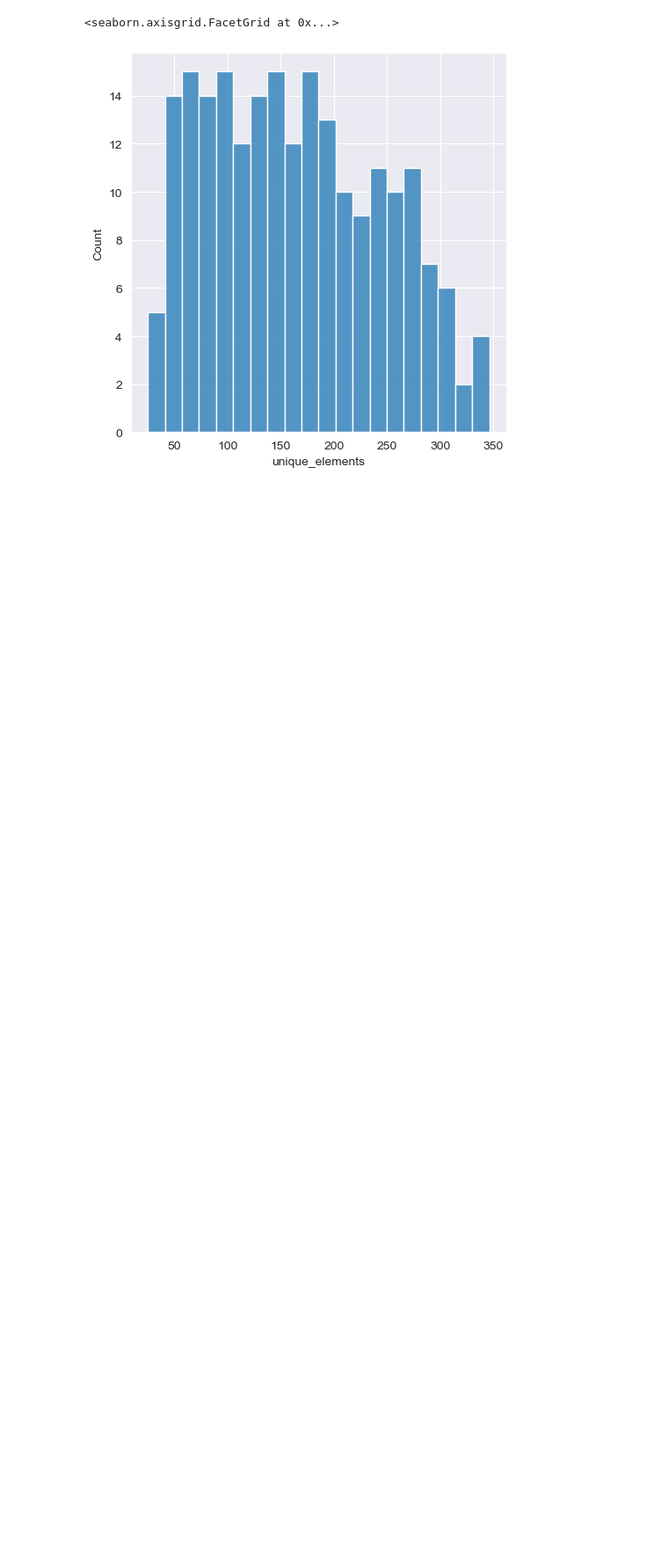
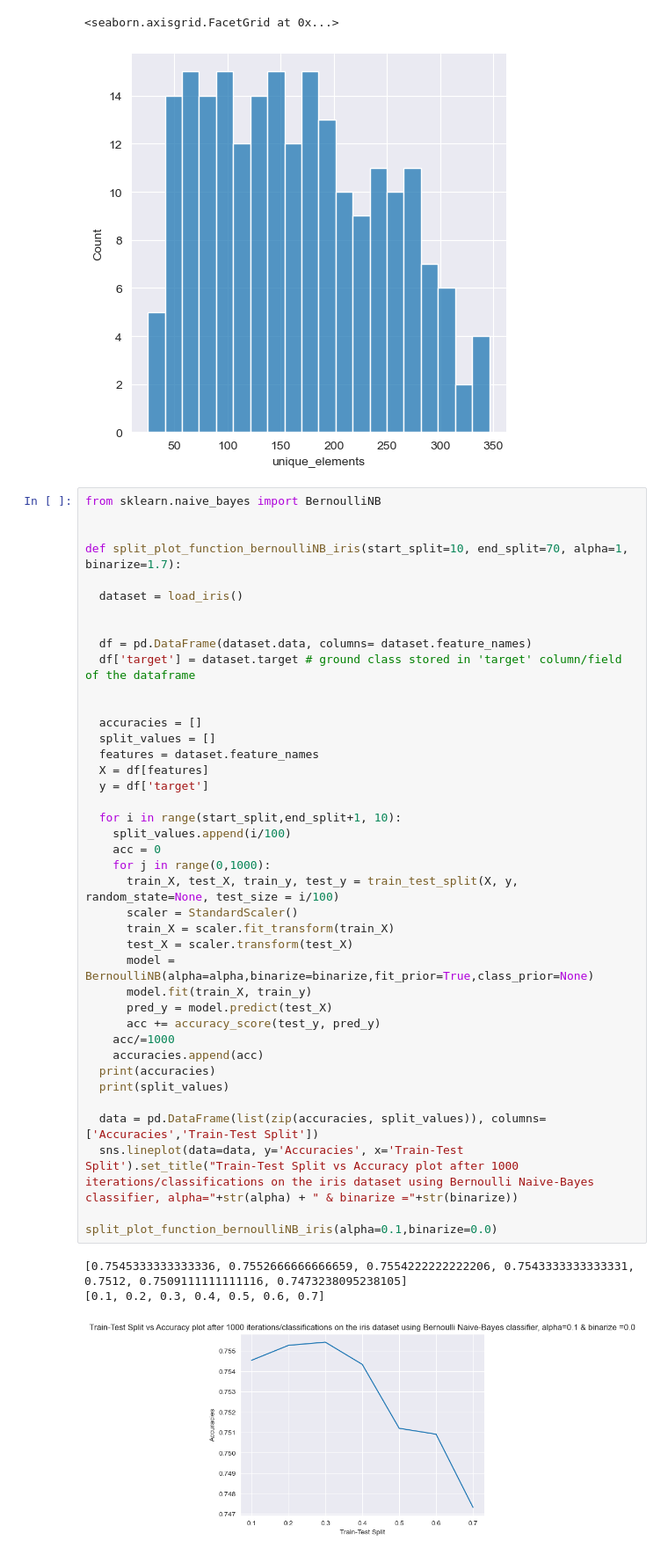
Before and after one commit to ayanokoji024/friendly-potato, a Jupyter notebook: accuracy_versus_ split_graph.ipynb, the cells around one changed output. Shown: that part at 88% size. Saved outputs shown, nothing was run; the diff lists cells and outputs as text; blank space fills up the shorter version.

```diff
--- a/accuracy_versus_ split_graph.ipynb
+++ b/accuracy_versus_ split_graph.ipynb
@@ -371,3 +371,47 @@ sns.displot(d.unique_elements,bins=20)
 <class 'numpy.ndarray'>
 <seaborn.axisgrid.FacetGrid at 0x...>
 [figure]
+# %%
+from sklearn.naive_bayes import BernoulliNB
+
+
+def split_plot_function_bernoulliNB_iris(start_split=10, end_split=70, alpha=1, binarize=1.7):
+
+  dataset = load_iris()
+
+
+  df = pd.DataFrame(dataset.data, columns= dataset.feature_names)
+  df['target'] = dataset.target # ground class stored in 'target' column/field of the dataframe
+
+
+  accuracies = []
+  split_values = []
+  features = dataset.feature_names
+  X = df[features]
+  y = df['target']
+
+  for i in range(start_split,end_split+1, 10):
+    split_values.append(i/100)
+    acc = 0
+    for j in range(0,1000):
+      train_X, test_X, train_y, test_y = train_test_split(X, y, random_state=None, test_size = i/100)
+      scaler = StandardScaler()
+      train_X = scaler.fit_transform(train_X)
+      test_X = scaler.transform(test_X)
+      model = BernoulliNB(alpha=alpha,binarize=binarize,fit_prior=True,class_prior=None)
+      model.fit(train_X, train_y)
+      pred_y = model.predict(test_X)
+      acc += accuracy_score(test_y, pred_y)
+    acc/=1000
+    accuracies.append(acc)
+  print(accuracies)
+  print(split_values)
+
+  data = pd.DataFrame(list(zip(accuracies, split_values)), columns=['Accuracies','Train-Test Split'])
+  sns.lineplot(data=data, y='Accuracies', x='Train-Test Split').set_title("Train-Test Split vs Accuracy plot after 1000 iterations/classifications on the iris dataset using Bernoulli Naive-Bayes classifier, alpha="+str(alpha) + " & binarize ="+str(binarize))
+
+split_plot_function_bernoulliNB_iris(alpha=0.1,binarize=0.0)
+# %% [output]
+[0.7545333333333336, 0.7552666666666659, 0.7554222222222206, 0.7543333333333331, 0.7512, 0.7509111111111116, 0.7473238095238105]
+[0.1, 0.2, 0.3, 0.4, 0.5, 0.6, 0.7]
+[figure, added]
```
Also changed, not shown: parts of 2 cells of this notebook, 2 other files.
